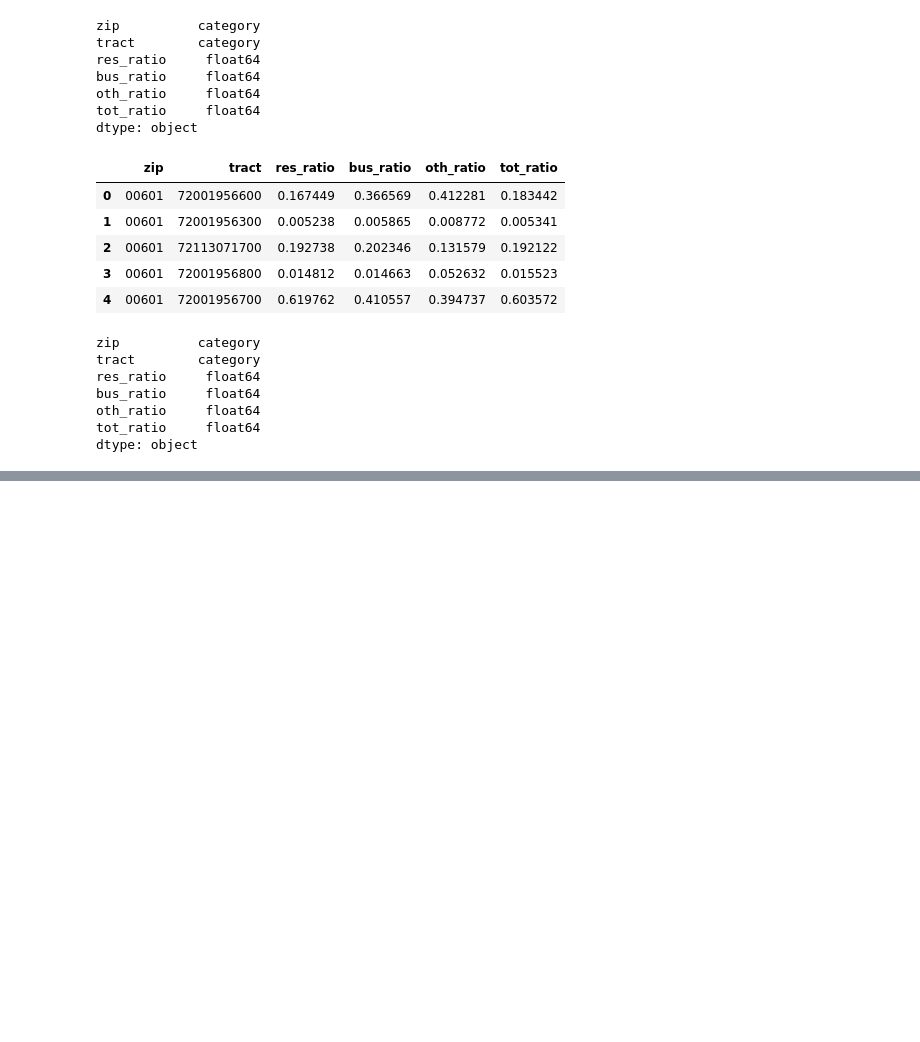
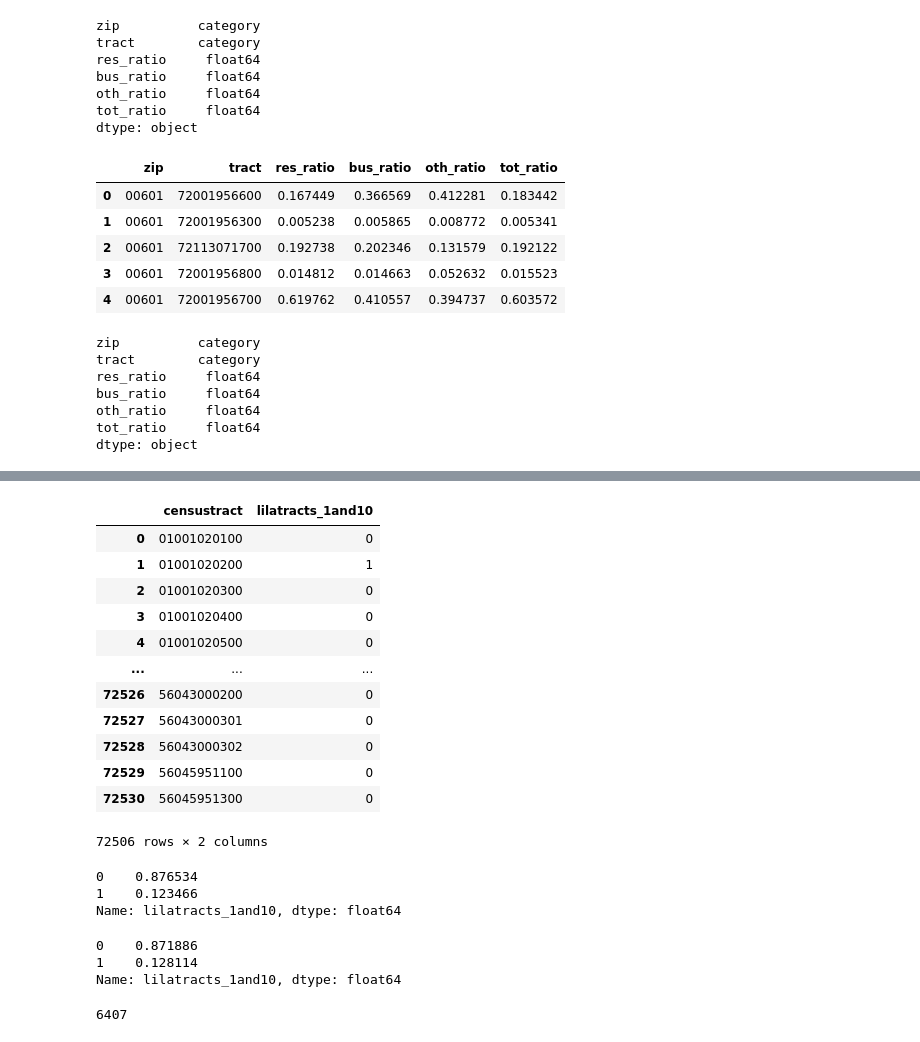
Before and after one commit to derryzrli/food-insecurity-analysis, a Jupyter notebook: starter-code_k.ipynb, the cells around one changed output, grey strips where cells are left out. Cells and saved outputs as stored; diff of their text form; code cells hidden in the pictures; blank space fills up the shorter version.

```diff
--- a/starter-code_k.ipynb
+++ b/starter-code_k.ipynb
@@ -268,0 +399,29 @@ data_2019_zip.head()
+# %%
+b = df_2019_small[['censustract','lilatracts_1and10']].loc[df_2019_small.censustract.isin(set(df_2010_small.censustract))]
+b
+# %% [output]
+|  | censustract | lilatracts_1and10 |
+| 0 | 01001020100 | 0 |
+| 1 | 01001020200 | 1 |
+| 2 | 01001020300 | 0 |
+| 3 | 01001020400 | 0 |
+| 4 | 01001020500 | 0 |
+| ... | ... | ... |
+| 72526 | 56043000200 | 0 |
+| 72527 | 56043000301 | 0 |
+| 72528 | 56043000302 | 0 |
+| 72529 | 56045951100 | 0 |
+| 72530 | 56045951300 | 0 |
+72506 rows × 2 columns
+# %%
+a.lilatracts_1and10.value_counts(normalize=1)
+# %% [output]
+0    0.876534
+1    0.123466
+Name: lilatracts_1and10, dtype: float64
+# %%
+b.lilatracts_1and10.value_counts(normalize=1)
+# %% [output]
+0    0.871886
+1    0.128114
+Name: lilatracts_1and10, dtype: float64
@@ -268,0 +432,5 @@ data_2019_zip.head()
+# %%
+changed_tract_lilatracts_1and10 = list(a[a.lilatracts_1and10 != b.lilatracts_1and10].censustract)
+len(changed_tract_lilatracts_1and10)
+# %% [output]
+6407
```
Also changed, not shown: parts of 21 cells of this notebook.
